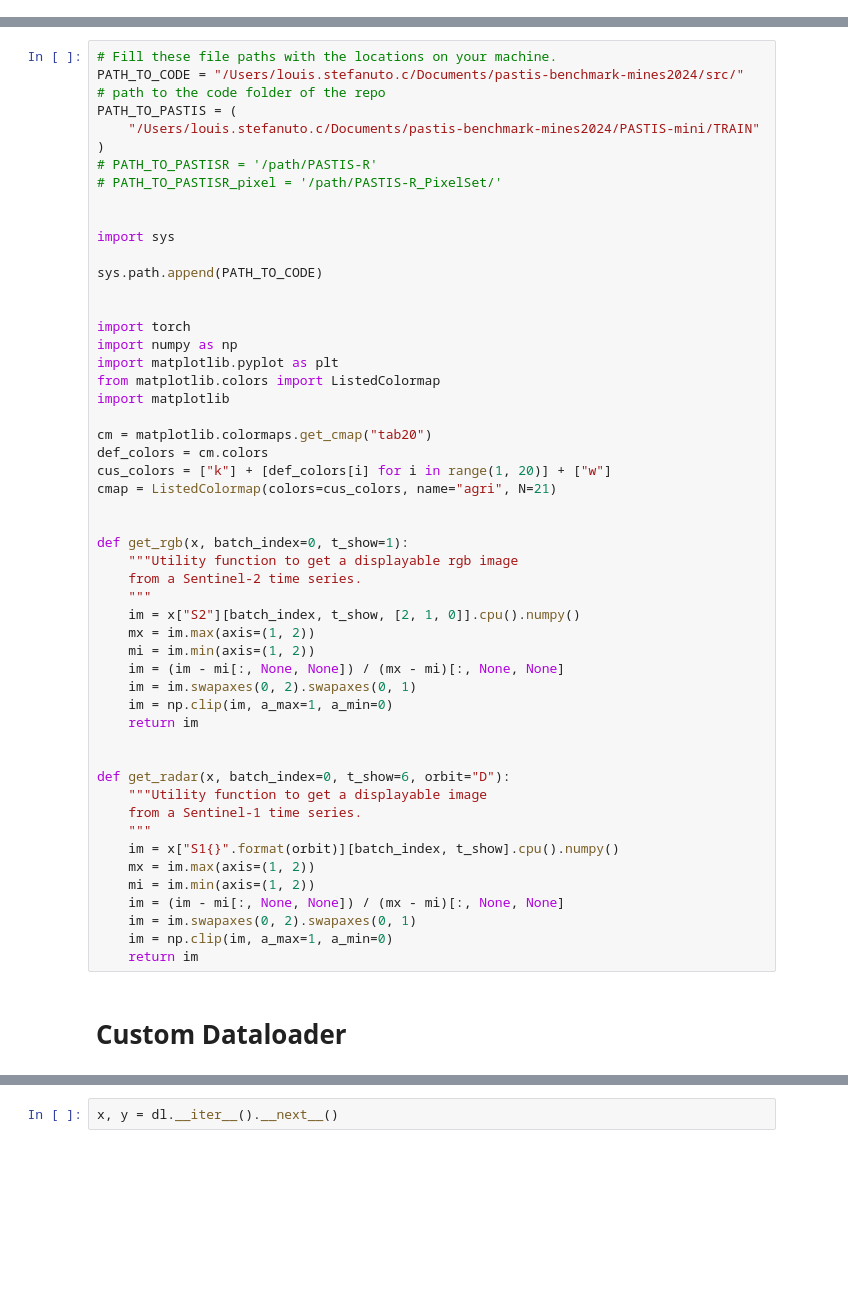
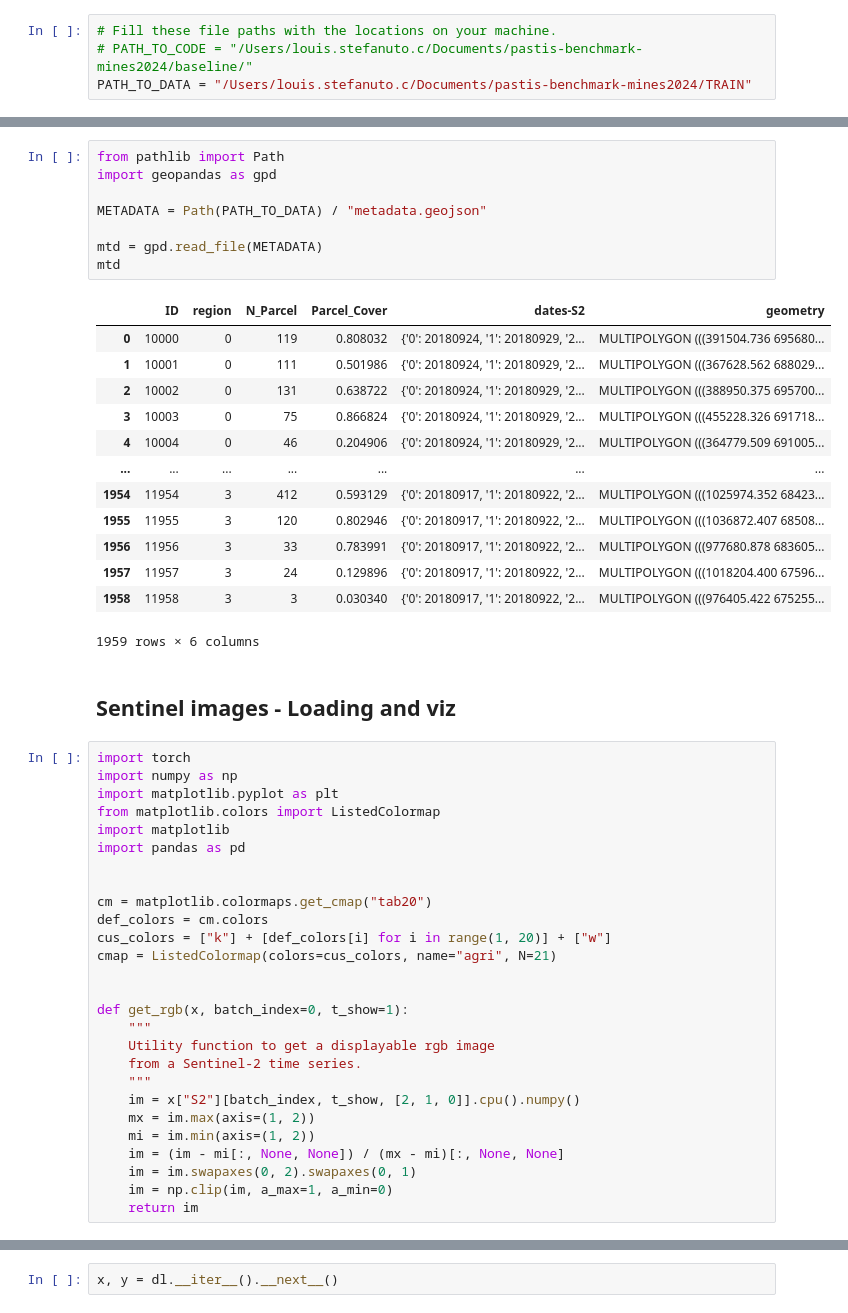
Before and after one commit to VSainteuf/pastis-benchmark, a Jupyter notebook: demo.ipynb, the cells around one changed output, grey strips where cells are left out. Cells and saved outputs as stored; diff of their text form; blank space fills up the shorter version.

```diff
--- a/demo.ipynb
+++ b/demo.ipynb
@@ -2,0 +11,4 @@ This notebook shows how to load samples from PASTIS using the dataloaders provid
+# %%
+# Fill these file paths with the locations on your machine.
+# PATH_TO_CODE = "/Users/louis.stefanuto.c/Documents/pastis-benchmark-mines2024/baseline/"
+PATH_TO_DATA = "/Users/louis.stefanuto.c/Documents/pastis-benchmark-mines2024/TRAIN"
@@ -3,23 +48,35 @@ This notebook shows how to load samples from PASTIS using the dataloaders provid
+# %%
+from pathlib import Path
+import geopandas as gpd
+
+METADATA = Path(PATH_TO_DATA) / "metadata.geojson"
+
+mtd = gpd.read_file(METADATA)
+mtd
+# %% [output]
+|  | ID | region | N_Parcel | Parcel_Cover | dates-S2 | geometry |
+| 0 | 10000 | 0 | 119 | 0.808032 | {'0': 20180924, '1': 20180929, '2... | MULTIPOLYGON (((391504.736 695680... |
+| 1 | 10001 | 0 | 111 | 0.501986 | {'0': 20180924, '1': 20180929, '2... | MULTIPOLYGON (((367628.562 688029... |
+| 2 | 10002 | 0 | 131 | 0.638722 | {'0': 20180924, '1': 20180929, '2... | MULTIPOLYGON (((388950.375 695700... |
+| 3 | 10003 | 0 | 75 | 0.866824 | {'0': 20180924, '1': 20180929, '2... | MULTIPOLYGON (((455228.326 691718... |
+| 4 | 10004 | 0 | 46 | 0.204906 | {'0': 20180924, '1': 20180929, '2... | MULTIPOLYGON (((364779.509 691005... |
+| ... | ... | ... | ... | ... | ... | ... |
+| 1954 | 11954 | 3 | 412 | 0.593129 | {'0': 20180917, '1': 20180922, '2... | MULTIPOLYGON (((1025974.352 68423... |
+| 1955 | 11955 | 3 | 120 | 0.802946 | {'0': 20180917, '1': 20180922, '2... | MULTIPOLYGON (((1036872.407 68508... |
+| 1956 | 11956 | 3 | 33 | 0.783991 | {'0': 20180917, '1': 20180922, '2... | MULTIPOLYGON (((977680.878 683605... |
+| 1957 | 11957 | 3 | 24 | 0.129896 | {'0': 20180917, '1': 20180922, '2... | MULTIPOLYGON (((1018204.400 67596... |
+| 1958 | 11958 | 3 | 3 | 0.030340 | {'0': 20180917, '1': 20180922, '2... | MULTIPOLYGON (((976405.422 675255... |
+1959 rows × 6 columns
+# %% [markdown]
+## Sentinel images - Loading and viz
 # %%
-# Fill these file paths with the locations on your machine.
-PATH_TO_CODE = "/Users/louis.stefanuto.c/Documents/pastis-benchmark-mines2024/src/"  # path to the code folder of the repo
-PATH_TO_PASTIS = (
-    "/Users/louis.stefanuto.c/Documents/pastis-benchmark-mines2024/PASTIS-mini/TRAIN"
-)
-# PATH_TO_PASTISR = '/path/PASTIS-R'
-# PATH_TO_PASTISR_pixel = '/path/PASTIS-R_PixelSet/'
-
-
-import sys
-
-sys.path.append(PATH_TO_CODE)
-
-
 import torch
 import numpy as np
 import matplotlib.pyplot as plt
 from matplotlib.colors import ListedColormap
 import matplotlib
+import pandas as pd
+
 
 cm = matplotlib.colormaps.get_cmap("tab20")
 def_colors = cm.colors
@@ -28,7 +85,8 @@ cmap = ListedColormap(colors=cus_colors, name="agri", N=21)
 
 
 def get_rgb(x, batch_index=0, t_show=1):
-    """Utility function to get a displayable rgb image
+    """
+    Utility function to get a displayable rgb image
     from a Sentinel-2 time series.
     """
     im = x["S2"][batch_index, t_show, [2, 1, 0]].cpu().numpy()
@@ -38,19 +96,4 @@ def get_rgb(x, batch_index=0, t_show=1):
     im = im.swapaxes(0, 2).swapaxes(0, 1)
     im = np.clip(im, a_max=1, a_min=0)
     return im
-
-
-def get_radar(x, batch_index=0, t_show=6, orbit="D"):
-    """Utility function to get a displayable image
-    from a Sentinel-1 time series.
-    """
-    im = x["S1{}".format(orbit)][batch_index, t_show].cpu().numpy()
-    mx = im.max(axis=(1, 2))
-    mi = im.min(axis=(1, 2))
-    im = (im - mi[:, None, None]) / (mx - mi)[:, None, None]
-    im = im.swapaxes(0, 2).swapaxes(0, 1)
-    im = np.clip(im, a_max=1, a_min=0)
-    return im
-# %% [markdown]
-# Custom Dataloader
 # %%
```
Also changed, not shown: parts of 29 cells of this notebook, 14 other files.
